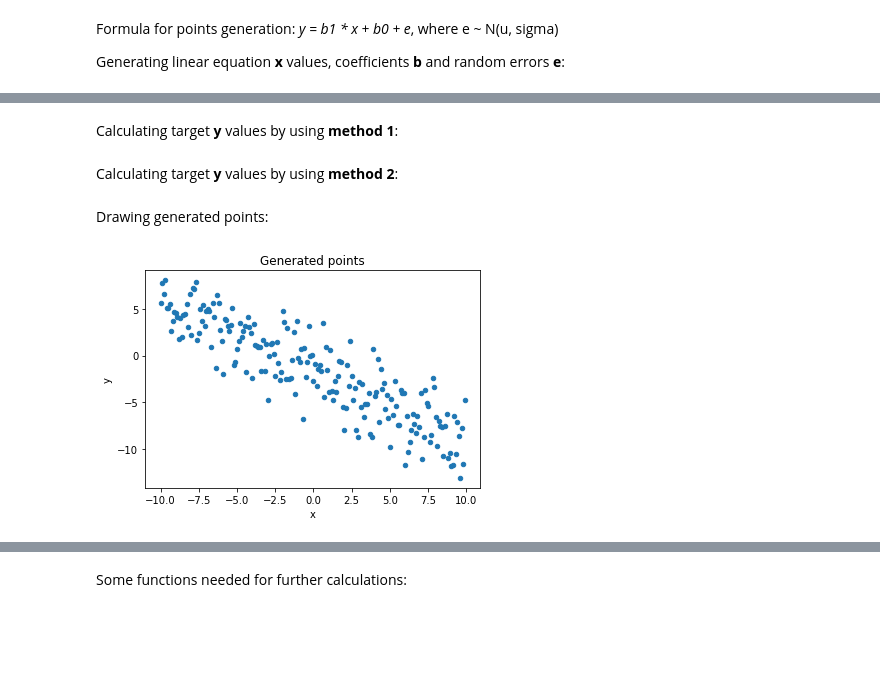
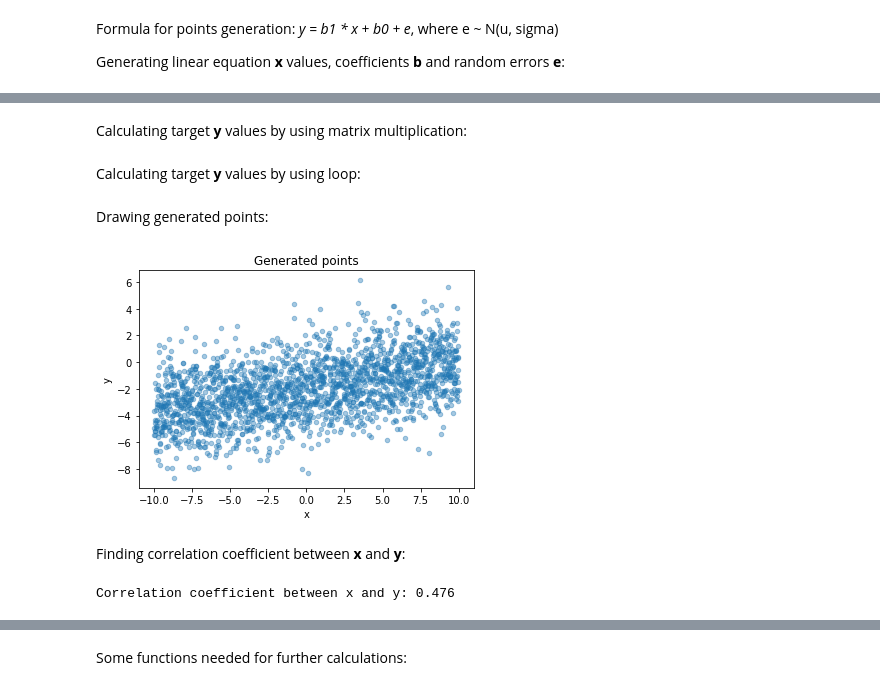
Before and after one commit to ArTeMkA-B/Learning-ML, a Jupyter notebook: Linear Regression.ipynb, the cells around one changed output, grey strips where cells are left out. Saved outputs shown, nothing was run; the diff lists cells and outputs as text; code cells hidden in the pictures; blank space fills up the shorter version.

```diff
--- a/Linear Regression.ipynb
+++ b/Linear Regression.ipynb
@@ -17,7 +20,7 @@ Generating linear equation **x** values, coefficients **b** and random errors **
 # %%
 np.random.seed()
 
-x = np.arange(-10, 10, .1)
+x = np.arange(-10, 10, .01)
 
 b = np.array([round(np.random.uniform(-2, 2), 2) for i in range(2)])
 
@@ -35,19 +39,25 @@ There are two different methods to find the regression line:
 # %% [markdown]
-Calculating target **y** values by using **method 1**:
+Calculating target **y** values by using matrix multiplication:
 # %%
 _x = np.array([[1 for i in range(len(x))], x.tolist()]).T
 y = np.dot(_x, b) + e
 # %% [markdown]
-Calculating target **y** values by using **method 2**:
+Calculating target **y** values by using loop:
 # %%
 y = [b[1] * i + b[0] + j for i, j in zip(x, e)]
 # %% [markdown]
 Drawing generated points:
 # %%
 plt.title("Generated points")
-plt.scatter(x, y, s=20)
+plt.scatter(x, y, s=20, alpha=0.4)
 plt.xlabel("x")
 plt.ylabel("y")
 plt.show()
 # %% [output]
-[figure, old version]
+[figure, new version]
+# %% [markdown]
+Finding correlation coefficient between **x** and **y**:
+# %%
+print("Correlation coefficient between x and y: {}".format(round(np.corrcoef(x, y)[0][1], 3)))
+# %% [output]
+Correlation coefficient between x and y: 0.476
```
Also changed, not shown: parts of 17 cells of this notebook.
